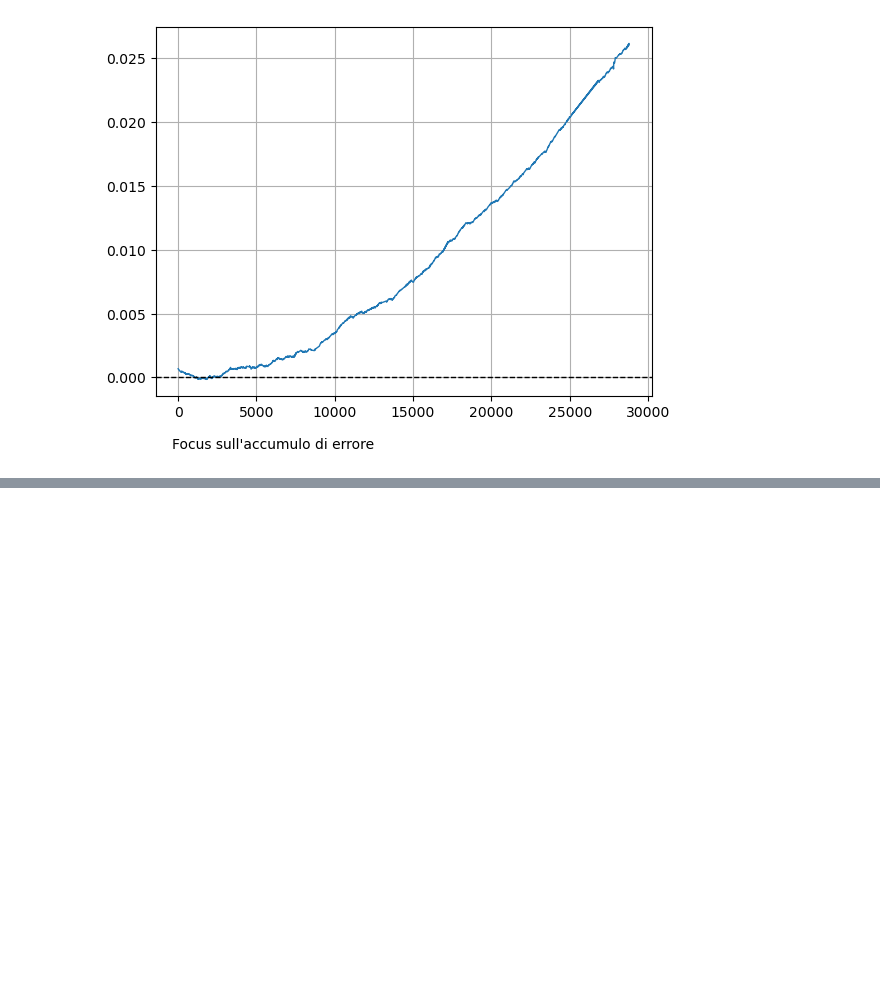
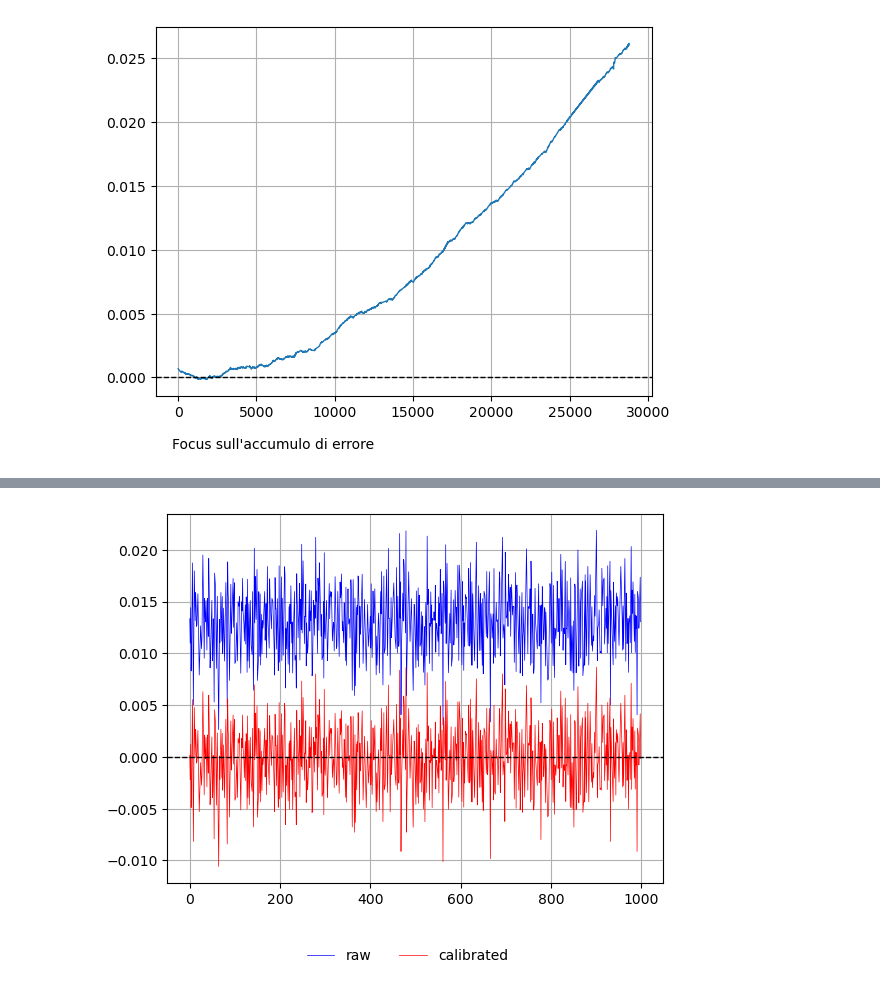
Before and after one commit to Hidan0/automatic-pitch-stabilization-PoC, a Jupyter notebook: doc/data/Analysis.ipynb, the cells around one changed output, grey strips where cells are left out. Saved outputs shown, nothing was run; the diff lists cells and outputs as text; code cells hidden in the pictures; blank space fills up the shorter version.

Commit message:
demo(orientation): angle estimation with accelerometer

```diff
--- a/doc/data/Analysis.ipynb
+++ b/doc/data/Analysis.ipynb
@@ -89,0 +90,3 @@ plt.show()
+# %%
+acc = pd.read_csv('roll_acceleration.csv')
+acc
@@ -89,0 +107,19 @@ plt.show()
+# %%
+raw = acc['raw'][:1000]
+calibrated = acc['calibrated'][:1000]
+
+x = np.arange(0, raw.size)
+
+fig, ax = plt.subplots()
+
+ax.plot(x, raw, linewidth=.5, color='b', label='raw')
+ax.plot(x, calibrated, linewidth=.5, color='r', label='calibrated')
+
+ax.axhline(0, color='black', linewidth=1, linestyle='--')
+ax.grid(True)
+
+fig.legend(frameon=False, ncol=4, bbox_to_anchor=(0.5, 0.0), loc='upper center')
+fig.savefig('imgs/accelerometer_calibrations.png', bbox_inches='tight')
+plt.show()
+# %% [output]
+[figure, added]
```
Also changed, not shown: parts of 3 cells of this notebook, 3 other files.
